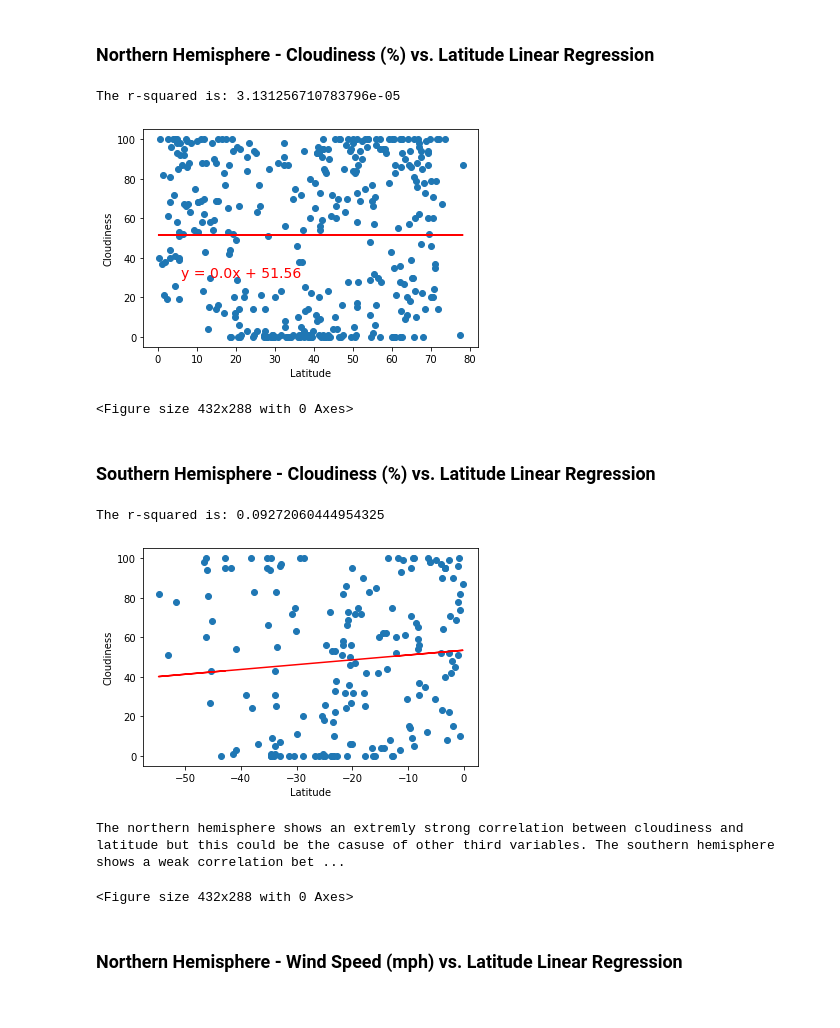
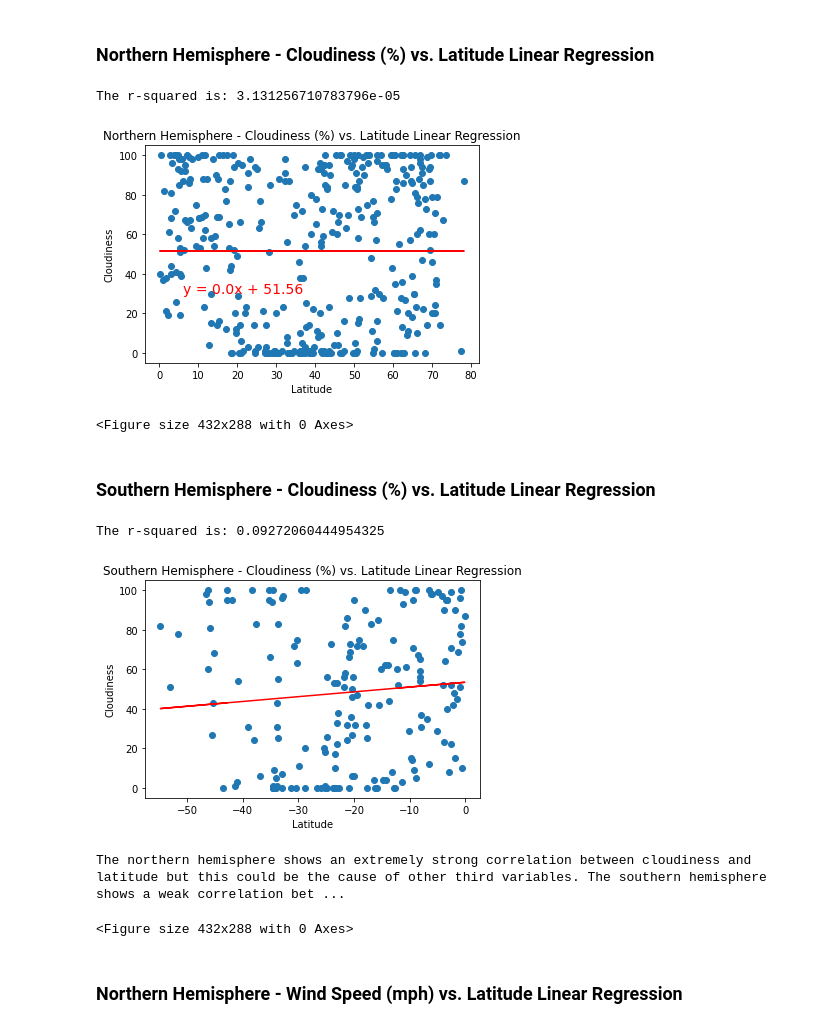
Before and after one commit to GStout17/python-api-challenge, a Jupyter notebook: WeatherPy/WeatherPy.ipynb, the cells around one changed output. Drawn from its saved outputs; the diff is of its cells as text; code cells hidden in the pictures.

```diff
--- a/WeatherPy/WeatherPy.ipynb
+++ b/WeatherPy/WeatherPy.ipynb
@@ -374,29 +405,31 @@ The linear regression model for both northern and southern hemsiphere indicates
 # %% [markdown]
 ### Northern Hemisphere - Cloudiness (%) vs. Latitude Linear Regression
 # %%
+plt.title("Northern Hemisphere - Cloudiness (%) vs. Latitude Linear Regression")
 x_values = northlat_df["Latitude"]
 y_values = northlat_df["Cloudiness"]
 plot_linear_regression(x_values,y_values,'Cloudiness',(6,30))
 
 plt.savefig('northern_cloud_lat')
 # %% [output]
 The r-squared is: 3.131256710783796e-05
-[figure, old version]
+[figure, new version]
 <Figure size 432x288 with 0 Axes>
 # %% [markdown]
 ### Southern Hemisphere - Cloudiness (%) vs. Latitude Linear Regression
 # %%
+plt.title("Southern Hemisphere - Cloudiness (%) vs. Latitude Linear Regression")
 x_values = southlat_df["Latitude"]
 y_values = southlat_df["Cloudiness"]
 plot_linear_regression(x_values,y_values,'Cloudiness',(6,30))
 
 plt.savefig('southern_cloud_lat')
 
-print("The northern hemisphere shows an extremly strong correlation between cloudiness and latitude but this could be the casuse of other third variables. The southern hemisphere shows a weak correlation between cloudiness and latitude")
+print("The northern hemisphere shows an extremely strong correlation between cloudiness and latitude but this could be the cause of other third variables. The southern hemisphere shows a weak correlation between cloudiness and latitude")
 # %% [output]
 The r-squared is: 0.09272060444954325
-[figure, old version]
+[figure, new version]
-The northern hemisphere shows an extremly strong correlation between cloudiness and latitude but this could be the casuse of other third variables. The southern hemisphere shows a weak correlation bet ...
+The northern hemisphere shows an extremely strong correlation between cloudiness and latitude but this could be the cause of other third variables. The southern hemisphere shows a weak correlation bet ...
 <Figure size 432x288 with 0 Axes>
 # %% [markdown]
 ### Northern Hemisphere - Wind Speed (mph) vs. Latitude Linear Regression
```
Also changed, not shown: parts of 10 cells of this notebook, 5 other files.
